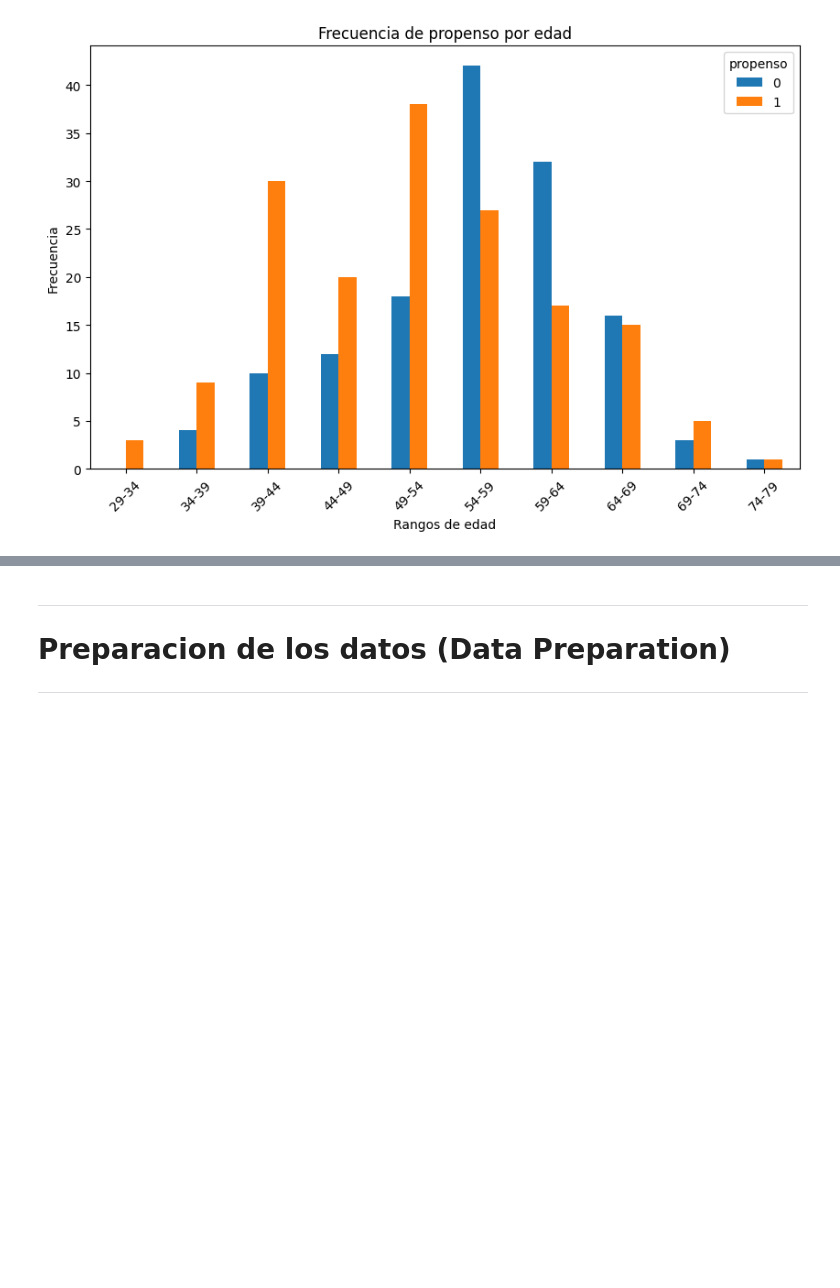
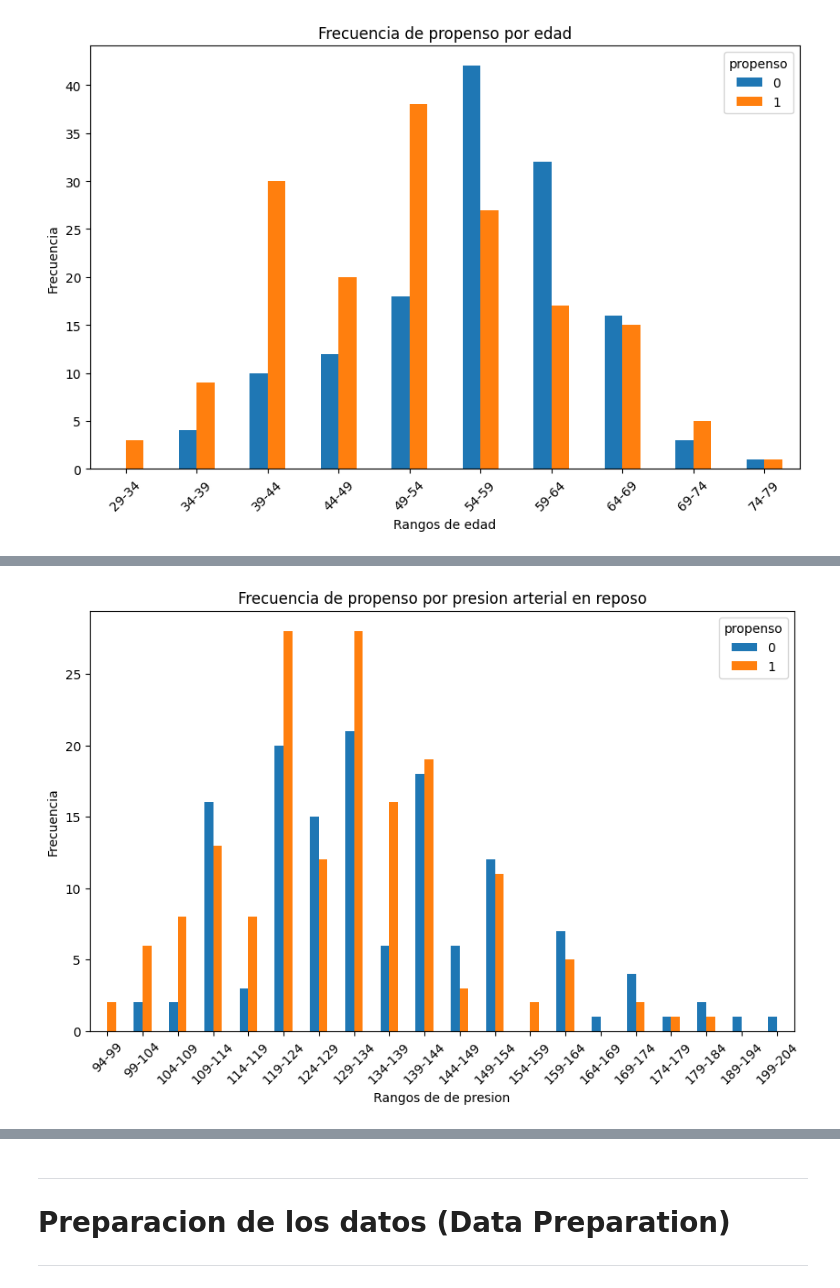
Before and after one commit to carlos1680/obligatorioML2, a Jupyter notebook: obligatorioML2.ipynb, the cells around one changed output, grey strips where cells are left out. Cells and saved outputs as stored; diff of their text form; code cells hidden in the pictures; blank space fills up the shorter version.

```diff
--- a/obligatorioML2.ipynb
+++ b/obligatorioML2.ipynb
@@ -640,0 +738,18 @@ df_heart.columns = ['edad', 'sexo','tipo_dolor','presion_arterial_reposo','coles
+# %%
+par_minima = df_heart['presion_arterial_reposo'].min()
+par_maxima = df_heart['presion_arterial_reposo'].max()
+bins = np.arange(par_minima, par_maxima + 5, 5)
+
+labels = [f'{i}-{i+5}' for i in bins[:-1]]
+df_heart['cat_par'] = pd.cut(
+    df_heart['presion_arterial_reposo'], bins=bins, labels=labels, include_lowest=True)
+
+pd.crosstab(df_heart.cat_par, df_heart.propenso).plot(
+    kind="bar", figsize=(10, 6))
+plt.title('Frecuencia de propenso por presion arterial en reposo')
+plt.xlabel('Rangos de de presion')
+plt.xticks(rotation=45)
+plt.ylabel('Frecuencia')
+plt.show()
+# %% [output]
+[figure, added]
```
Also changed, not shown: parts of 10 cells of this notebook.
